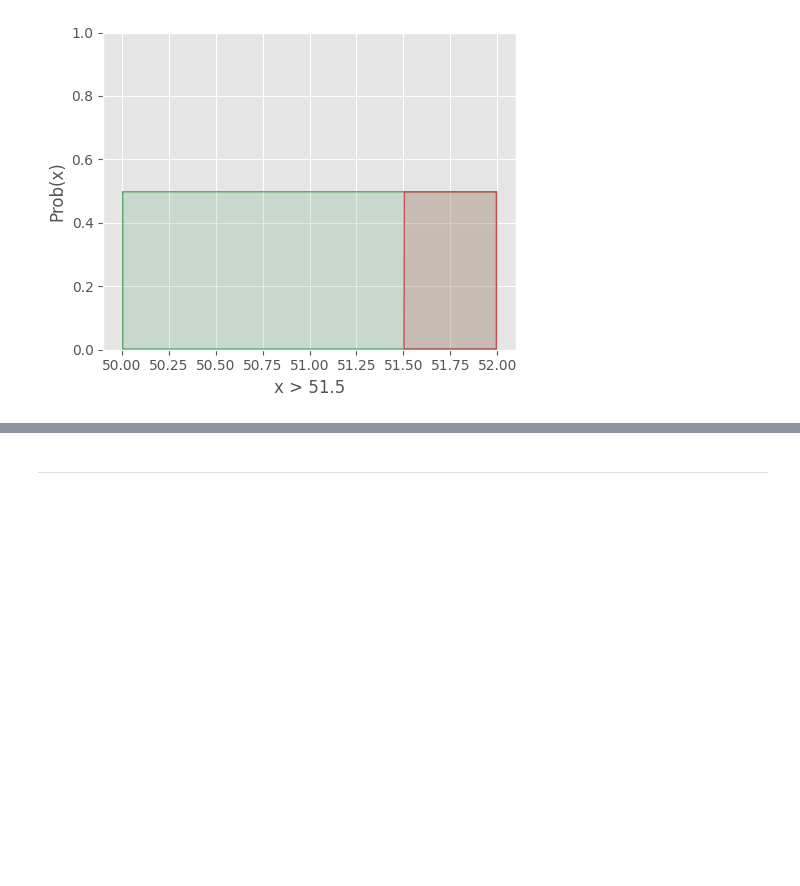
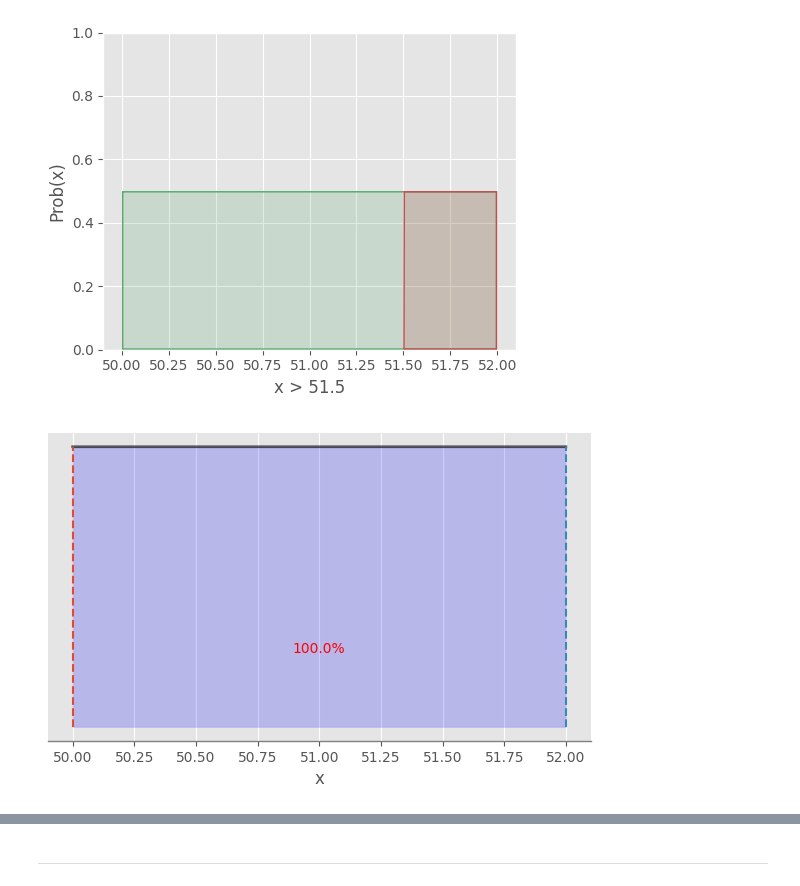
Before and after one commit to DaniCh-Coder/Python-Notes, a Jupyter notebook: ps stats/Probability-distributions/dp-uniforme-clases-horarios.ipynb, the cells around one changed output, grey strips where cells are left out. Drawn from its saved outputs; the diff is of its cells as text; code cells hidden in the pictures; blank space fills up the shorter version.

```diff
--- a/ps stats/Probability-distributions/dp-uniforme-clases-horarios.ipynb
+++ b/ps stats/Probability-distributions/dp-uniforme-clases-horarios.ipynb
@@ -188,0 +293,4 @@ plt.show()
+# %%
+distr_conti(uniform(loc, scale))
+# %% [output]
+[figure, added]
```
Also changed, not shown: parts of 13 cells of this notebook, 3 other files.
